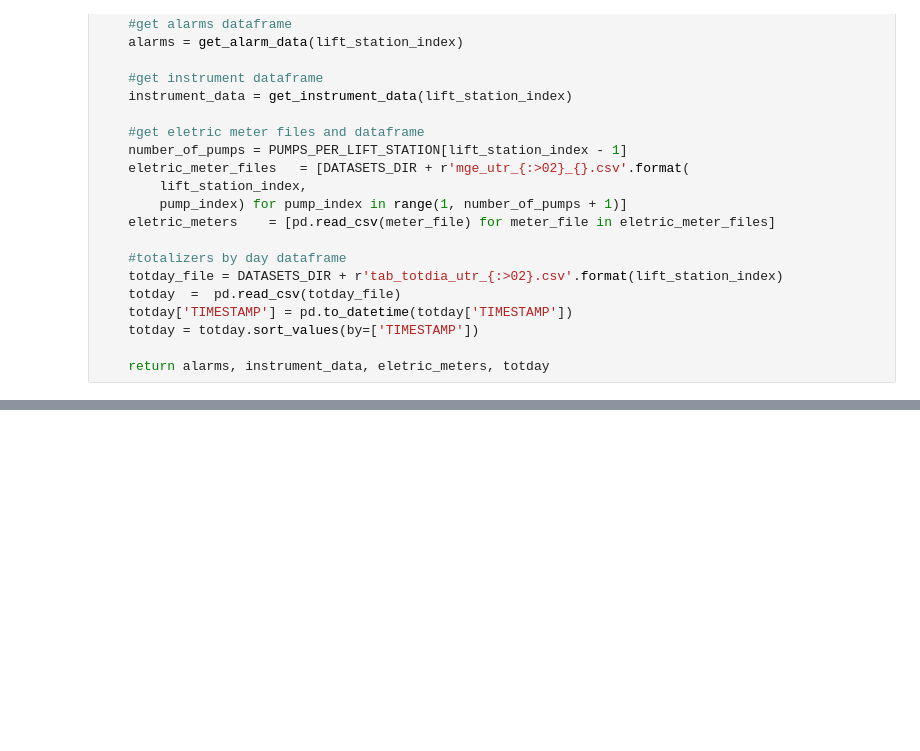
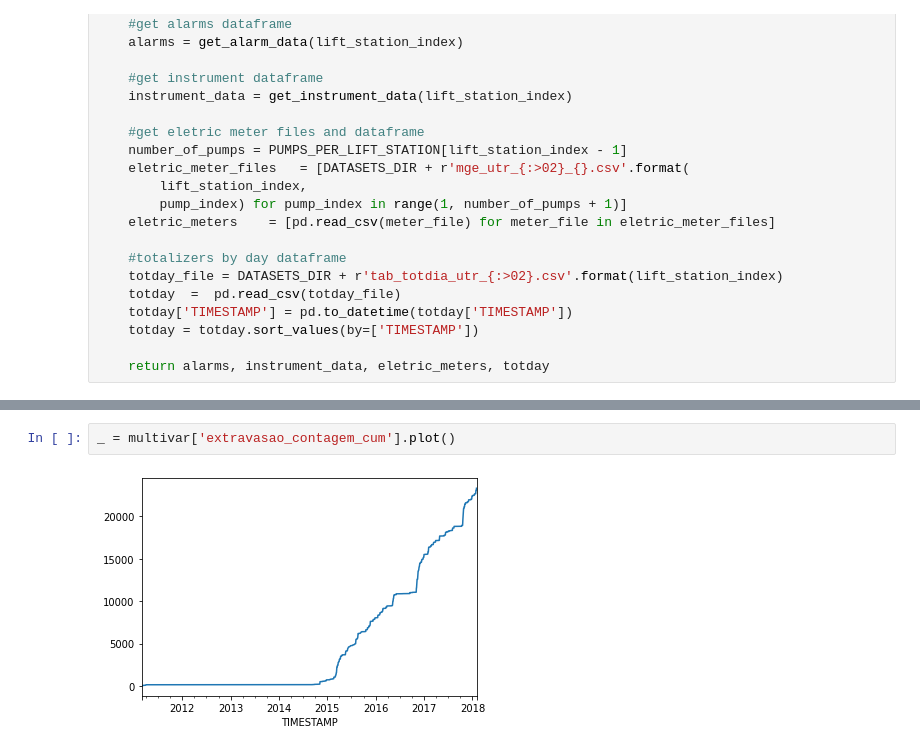
Before and after one commit to heber-augusto/master-degree-jupyter-notebooks, a Jupyter notebook: step_4-data-preparation/step_4-data-preparation.ipynb, the cells around one changed output, grey strips where cells are left out. Saved outputs shown, nothing was run; the diff lists cells and outputs as text; blank space fills up the shorter version.

```diff
--- a/step_4-data-preparation/step_4-data-preparation.ipynb
+++ b/step_4-data-preparation/step_4-data-preparation.ipynb
@@ -451,0 +491,4 @@ for elevatoria in range(1,31):
+# %%
+_ = multivar['extravasao_contagem_cum'].plot()
+# %% [output]
+[figure, added]
```
Also changed, not shown: parts of 10 cells of this notebook.
